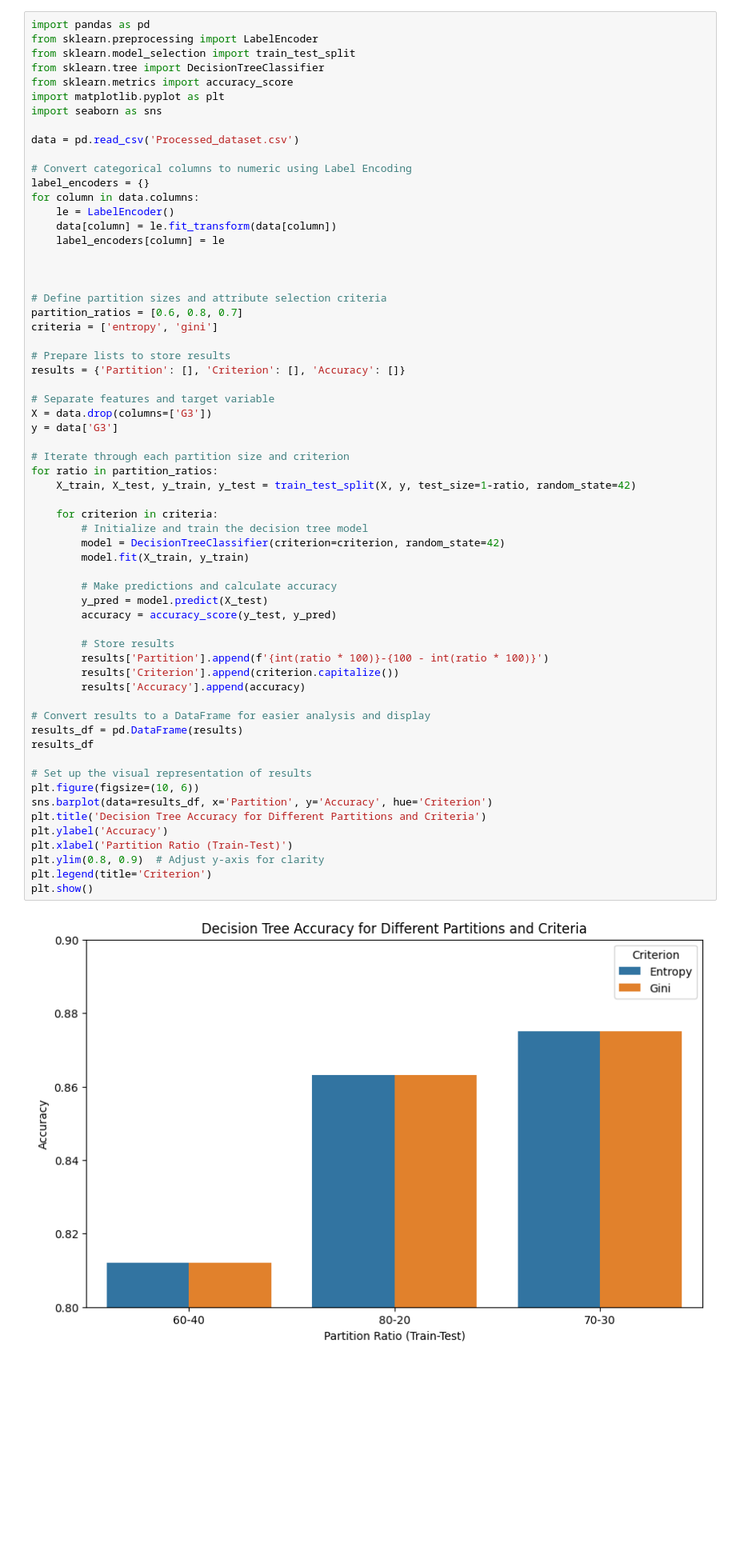
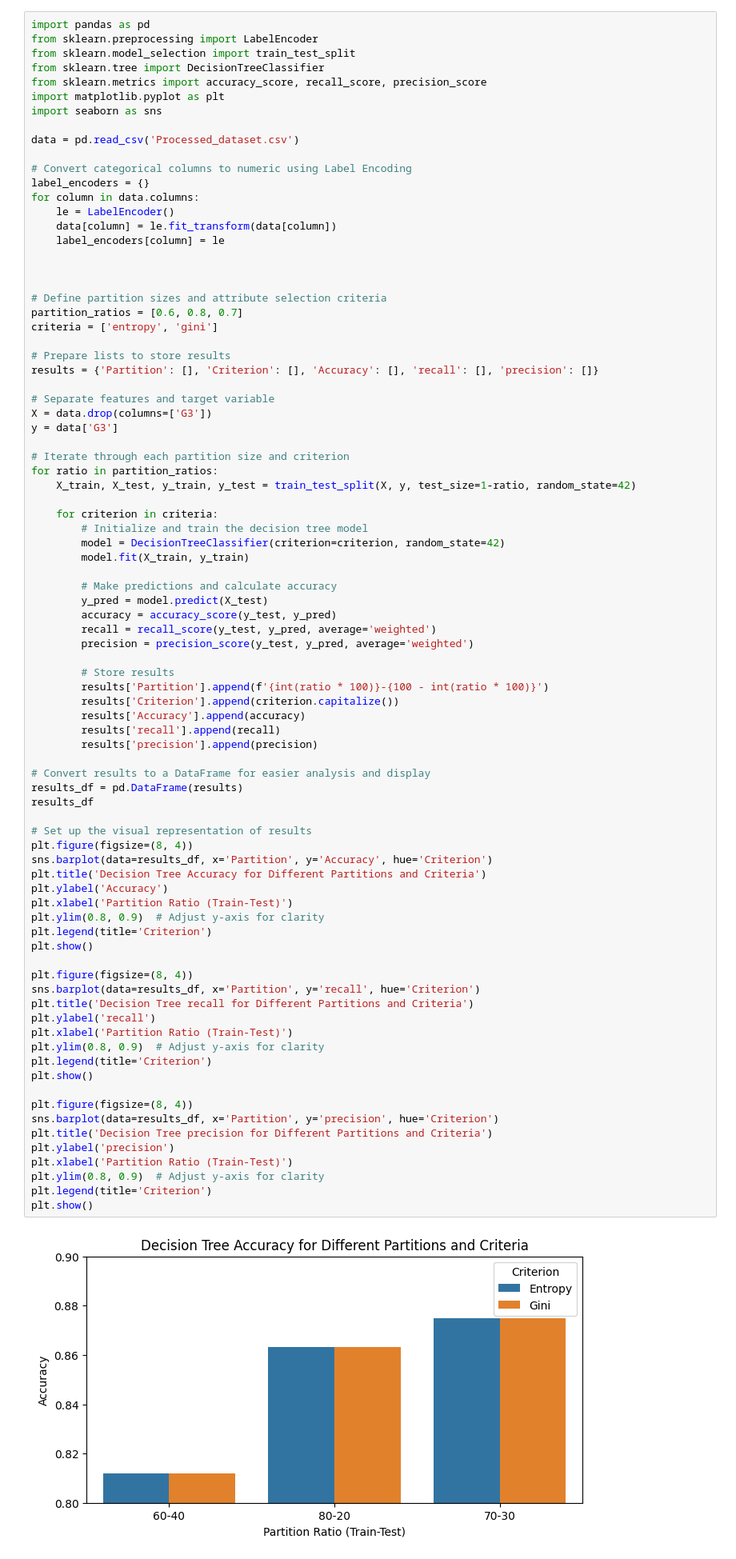
Before and after one commit to iraseel74/mining-project, a Jupyter notebook: Reports/Phase3.ipynb, the cells around one changed output. Shown at 80% size. Cells and saved outputs as stored; diff of their text form; blank space fills up the shorter version.

```diff
--- a/Reports/Phase3.ipynb
+++ b/Reports/Phase3.ipynb
@@ -17,7 +17,7 @@ import pandas as pd
 from sklearn.preprocessing import LabelEncoder
 from sklearn.model_selection import train_test_split
 from sklearn.tree import DecisionTreeClassifier
-from sklearn.metrics import accuracy_score
+from sklearn.metrics import accuracy_score, recall_score, precision_score
 import matplotlib.pyplot as plt
 import seaborn as sns
 
@@ -37,7 +37,7 @@ partition_ratios = [0.6, 0.8, 0.7]
 criteria = ['entropy', 'gini']
 
 # Prepare lists to store results
-results = {'Partition': [], 'Criterion': [], 'Accuracy': []}
+results = {'Partition': [], 'Criterion': [], 'Accuracy': [], 'recall': [], 'precision': []}
 
 # Separate features and target variable
 X = data.drop(columns=['G3'])
@@ -47,32 +47,54 @@ y = data['G3']
 for ratio in partition_ratios:
     X_train, X_test, y_train, y_test = train_test_split(X, y, test_size=1-ratio, random_state=42)
 
     for criterion in criteria:
         # Initialize and train the decision tree model
         model = DecisionTreeClassifier(criterion=criterion, random_state=42)
         model.fit(X_train, y_train)
 
         # Make predictions and calculate accuracy
         y_pred = model.predict(X_test)
         accuracy = accuracy_score(y_test, y_pred)
+        recall = recall_score(y_test, y_pred, average='weighted')
+        precision = precision_score(y_test, y_pred, average='weighted')
 
         # Store results
         results['Partition'].append(f'{int(ratio * 100)}-{100 - int(ratio * 100)}')
         results['Criterion'].append(criterion.capitalize())
         results['Accuracy'].append(accuracy)
+        results['recall'].append(recall)
+        results['precision'].append(precision)
 
 # Convert results to a DataFrame for easier analysis and display
 results_df = pd.DataFrame(results)
 results_df
 
 # Set up the visual representation of results
-plt.figure(figsize=(10, 6))
+plt.figure(figsize=(8, 4))
 sns.barplot(data=results_df, x='Partition', y='Accuracy', hue='Criterion')
 plt.title('Decision Tree Accuracy for Different Partitions and Criteria')
 plt.ylabel('Accuracy')
 plt.xlabel('Partition Ratio (Train-Test)')
 plt.ylim(0.8, 0.9)  # Adjust y-axis for clarity
 plt.legend(title='Criterion')
 plt.show()
+
+plt.figure(figsize=(8, 4))
+sns.barplot(data=results_df, x='Partition', y='recall', hue='Criterion')
+plt.title('Decision Tree recall for Different Partitions and Criteria')
+plt.ylabel('recall')
+plt.xlabel('Partition Ratio (Train-Test)')
+plt.ylim(0.8, 0.9)  # Adjust y-axis for clarity
+plt.legend(title='Criterion')
+plt.show()
+
+plt.figure(figsize=(8, 4))
+sns.barplot(data=results_df, x='Partition', y='precision', hue='Criterion')
+plt.title('Decision Tree precision for Different Partitions and Criteria')
+plt.ylabel('precision')
+plt.xlabel('Partition Ratio (Train-Test)')
+plt.ylim(0.8, 0.9)  # Adjust y-axis for clarity
+plt.legend(title='Criterion')
+plt.show()
 # %% [output]
-[figure, old version]
+[figure, new version]
```
Also changed, not shown: parts of 21 cells of this notebook.
